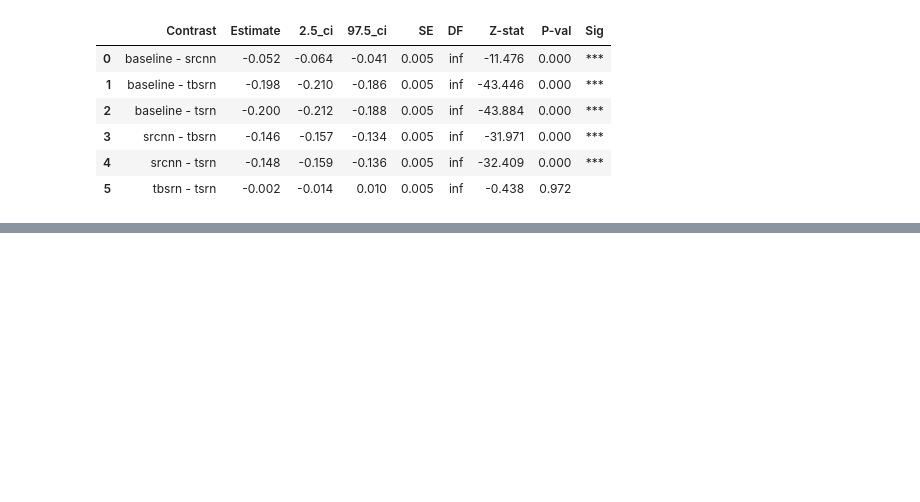
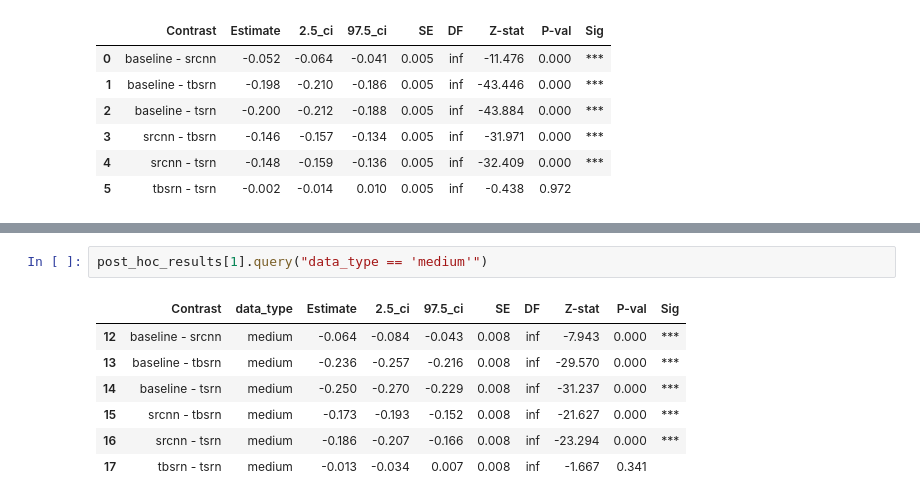
Before and after one commit to anhtu-phan/ocr-significance-testing, a Jupyter notebook: statistical_significant_testing.ipynb, the cells around one changed output, grey strips where cells are left out. Drawn from its saved outputs; the diff is of its cells as text; blank space fills up the shorter version.

```diff
--- a/statistical_significant_testing.ipynb
+++ b/statistical_significant_testing.ipynb
@@ -149,0 +180,10 @@ print(post_hoc_results[1].to_latex(index=False))
+# %%
+post_hoc_results[1].query("data_type == 'medium'")
+# %% [output]
+|  | Contrast | data_type | Estimate | 2.5_ci | 97.5_ci | SE | DF | Z-stat | P-val | Sig |
+| 12 | baseline - srcnn | medium | -0.064 | -0.084 | -0.043 | 0.008 | inf | -7.943 | 0.000 | *** |
+| 13 | baseline - tbsrn | medium | -0.236 | -0.257 | -0.216 | 0.008 | inf | -29.570 | 0.000 | *** |
+| 14 | baseline - tsrn | medium | -0.250 | -0.270 | -0.229 | 0.008 | inf | -31.237 | 0.000 | *** |
+| 15 | srcnn - tbsrn | medium | -0.173 | -0.193 | -0.152 | 0.008 | inf | -21.627 | 0.000 | *** |
+| 16 | srcnn - tsrn | medium | -0.186 | -0.207 | -0.166 | 0.008 | inf | -23.294 | 0.000 | *** |
+| 17 | tbsrn - tsrn | medium | -0.013 | -0.034 | 0.007 | 0.008 | inf | -1.667 | 0.341 |  |
```
Also changed, not shown: parts of 14 cells of this notebook.
